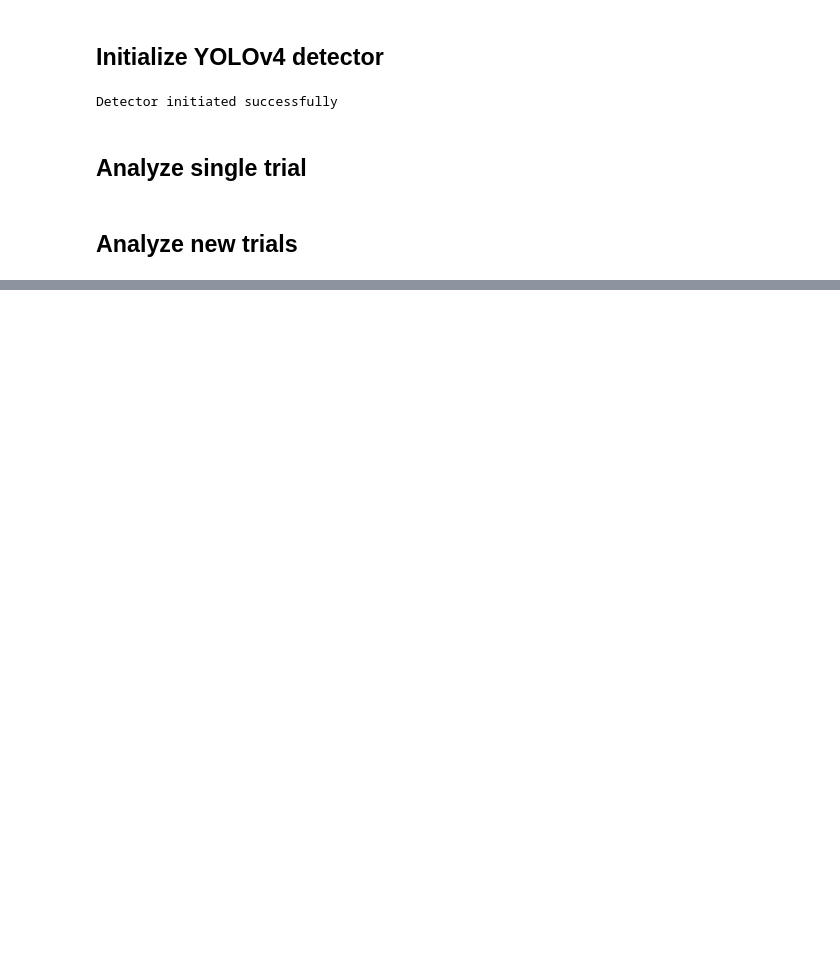
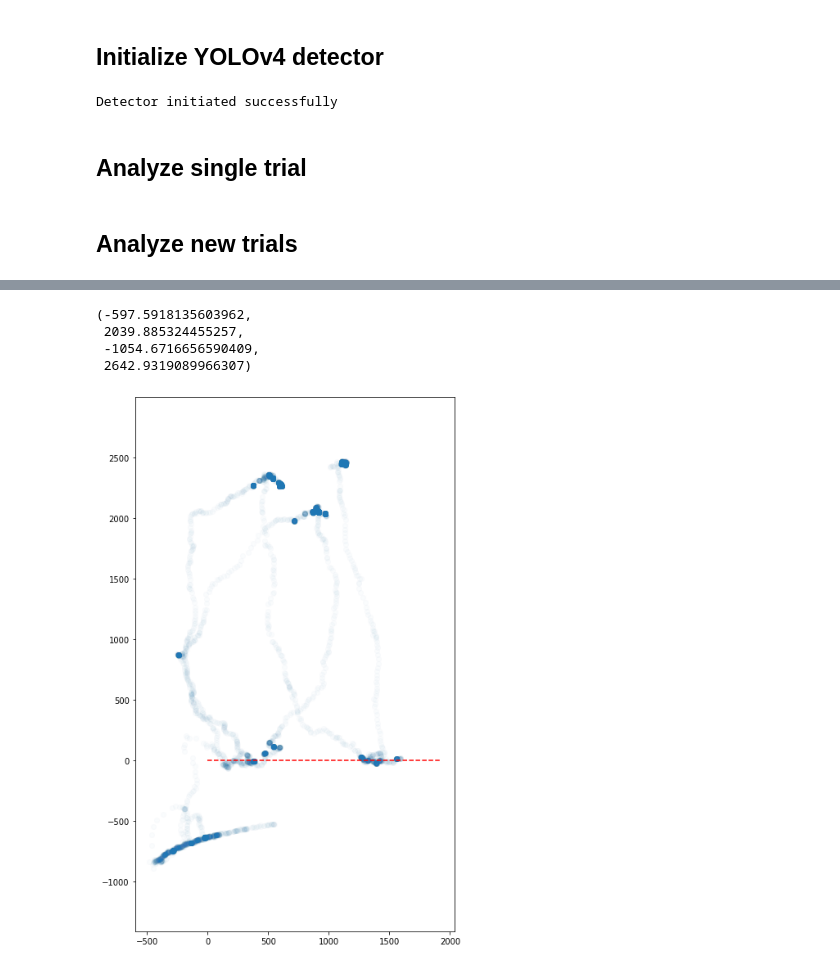
Before and after one commit to regevti/Pogona_Pursuit, a Jupyter notebook: Arena/Prediction/notebooks/data_collection.ipynb, the cells around one changed output, grey strips where cells are left out. Saved outputs shown, nothing was run; the diff lists cells and outputs as text; code cells hidden in the pictures; blank space fills up the shorter version.

```diff
--- a/Arena/Prediction/notebooks/data_collection.ipynb
+++ b/Arena/Prediction/notebooks/data_collection.ipynb
@@ -60,0 +168,10 @@ dataset.analyze_new_data(det)
+# %%
+def trials_on_day(date):
+    trial_dates = list(map(dataset.get_date_from_path, trial_names))
+    def trial_date_equals(trial_name):
+        td = dataset.get_date_from_path(trial_name)
+        return pd.to_datetime(td).date() == pd.to_datetime(date).date()
+    return list(filter(trial_date_equals, trial_names))
+# %%
+trials0411 = trials_on_day(np.datetime64("2020-11-04"))
+trials0411_paths = list(map(dataset.get_trial_path, trials0411))
@@ -60,0 +195,15 @@ dataset.analyze_new_data(det)
+# %%
+trials0411_tuples = list(map(dataset.trial_name_to_tuple, trials0411))
+# df = all_df.loc[trials_on_day(np.datetime64("2020-11-01")), :]
+day_trials = trials_on_day(np.datetime64("2020-11-01"))
+df = all_df.loc[day_trials[1]]
+plt.figure(figsize=(7,12))
+plt.scatter(df.cent_x,df.y2,alpha=0.02)
+plt.plot(np.linspace(0,1920,num=10),np.zeros(10),color='r',linestyle='--')
+plt.axis('equal')
+# %% [output]
+(-597.5918135603962,
+ 2039.885324455257,
+ -1054.6716656590409,
+ 2642.9319089966307)
+[figure, added]
```
Also changed, not shown: parts of 32 cells of this notebook, 7 other files.
